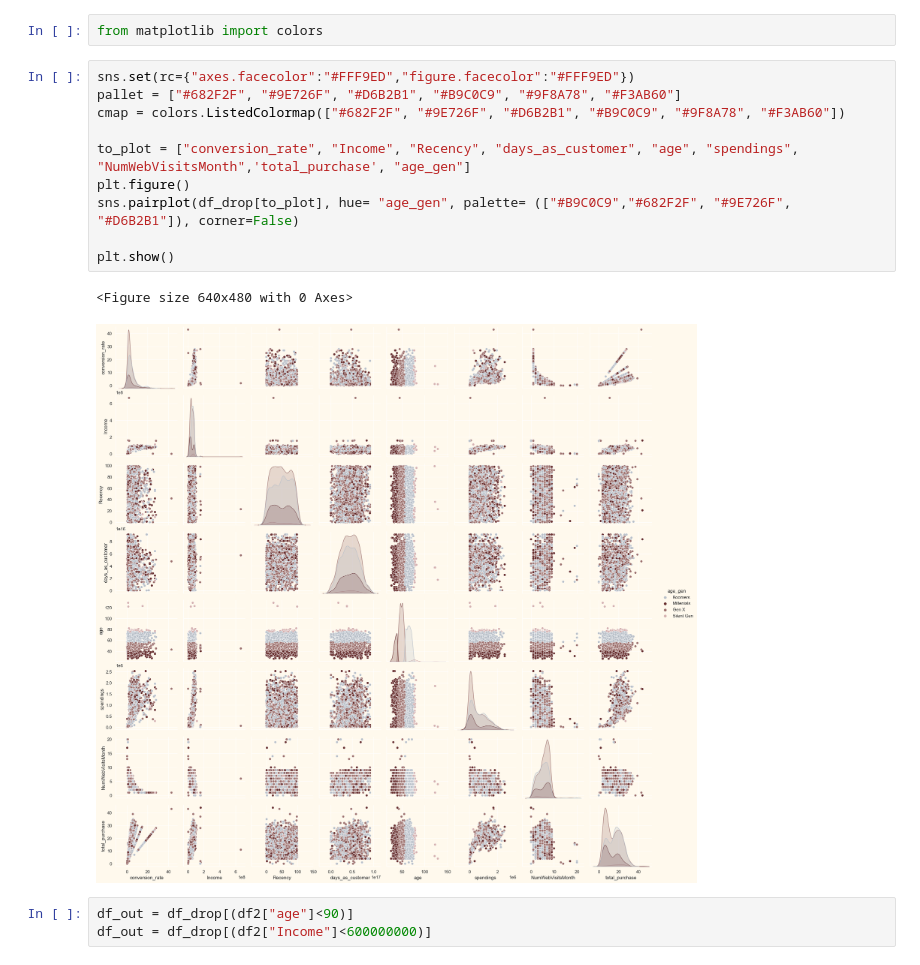
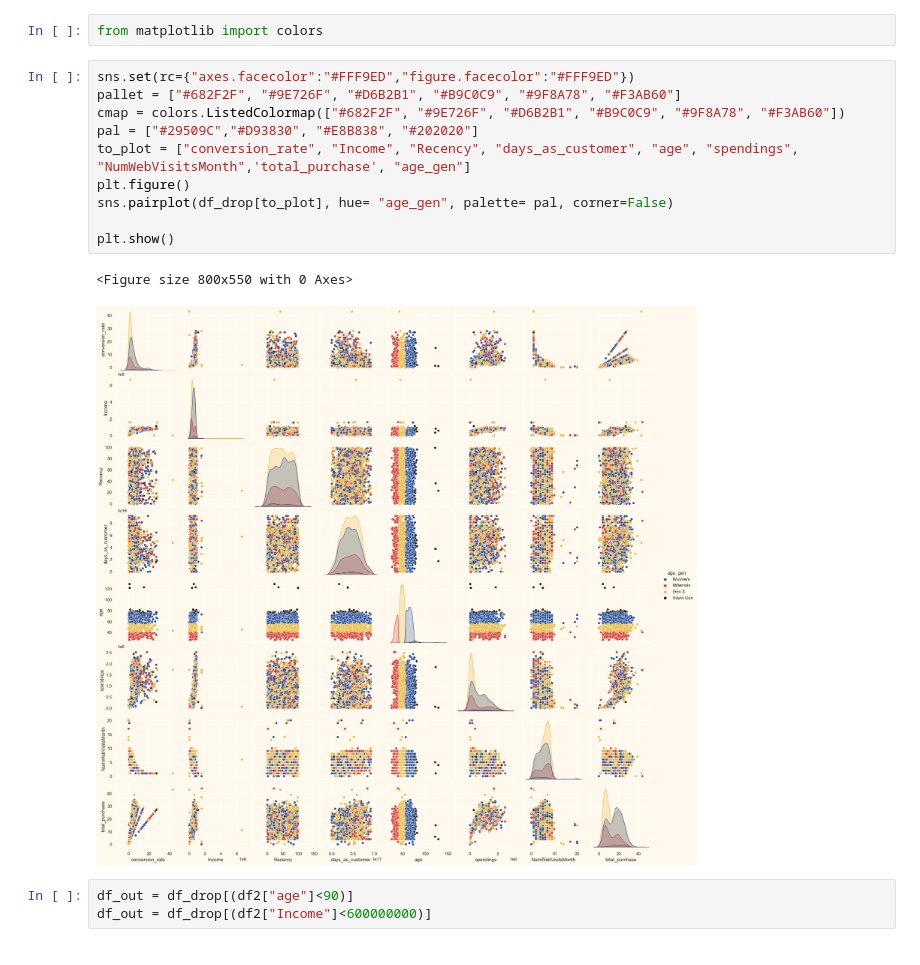
Before and after one commit to garrylgiancarlo/project-marketing, a Jupyter notebook: mar_camp.ipynb, the cells around one changed output. Cells and saved outputs as stored; diff of their text form.

```diff
--- a/mar_camp.ipynb
+++ b/mar_camp.ipynb
@@ -196,16 +196,16 @@ from matplotlib import colors
 # %%
 sns.set(rc={"axes.facecolor":"#FFF9ED","figure.facecolor":"#FFF9ED"})
 pallet = ["#682F2F", "#9E726F", "#D6B2B1", "#B9C0C9", "#9F8A78", "#F3AB60"]
 cmap = colors.ListedColormap(["#682F2F", "#9E726F", "#D6B2B1", "#B9C0C9", "#9F8A78", "#F3AB60"])
-
+pal = ["#29509C","#D93830", "#E8B838", "#202020"]
 to_plot = ["conversion_rate", "Income", "Recency", "days_as_customer", "age", "spendings", "NumWebVisitsMonth",'total_purchase', "age_gen"]
 plt.figure()
-sns.pairplot(df_drop[to_plot], hue= "age_gen", palette= (["#B9C0C9","#682F2F", "#9E726F", "#D6B2B1"]), corner=False)
+sns.pairplot(df_drop[to_plot], hue= "age_gen", palette= pal, corner=False)
 
 plt.show()
 # %% [output]
-<Figure size 640x480 with 0 Axes>
+<Figure size 800x550 with 0 Axes>
-[figure, old version]
+[figure, new version]
 # %%
 df_out = df_drop[(df2["age"]<90)]
 df_out = df_drop[(df2["Income"]<600000000)]
```
Also changed, not shown: parts of 17 cells of this notebook.
